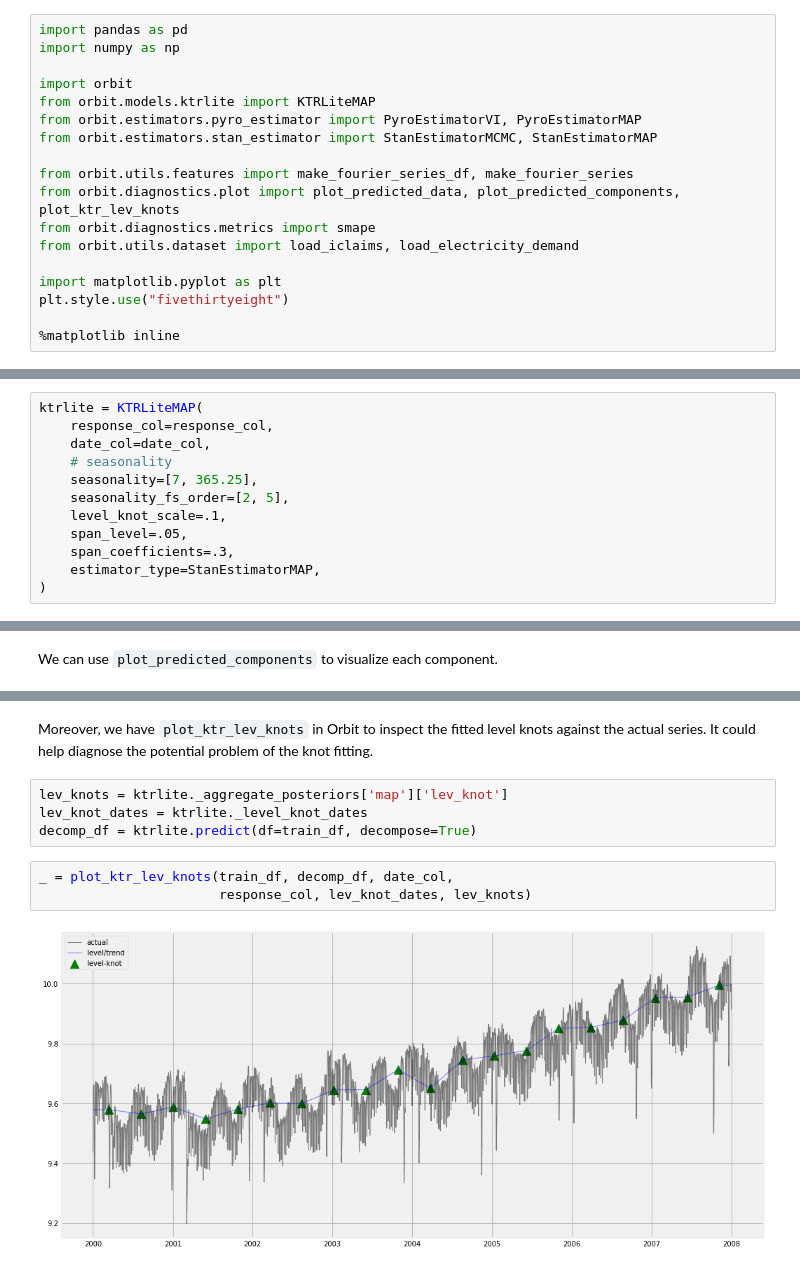
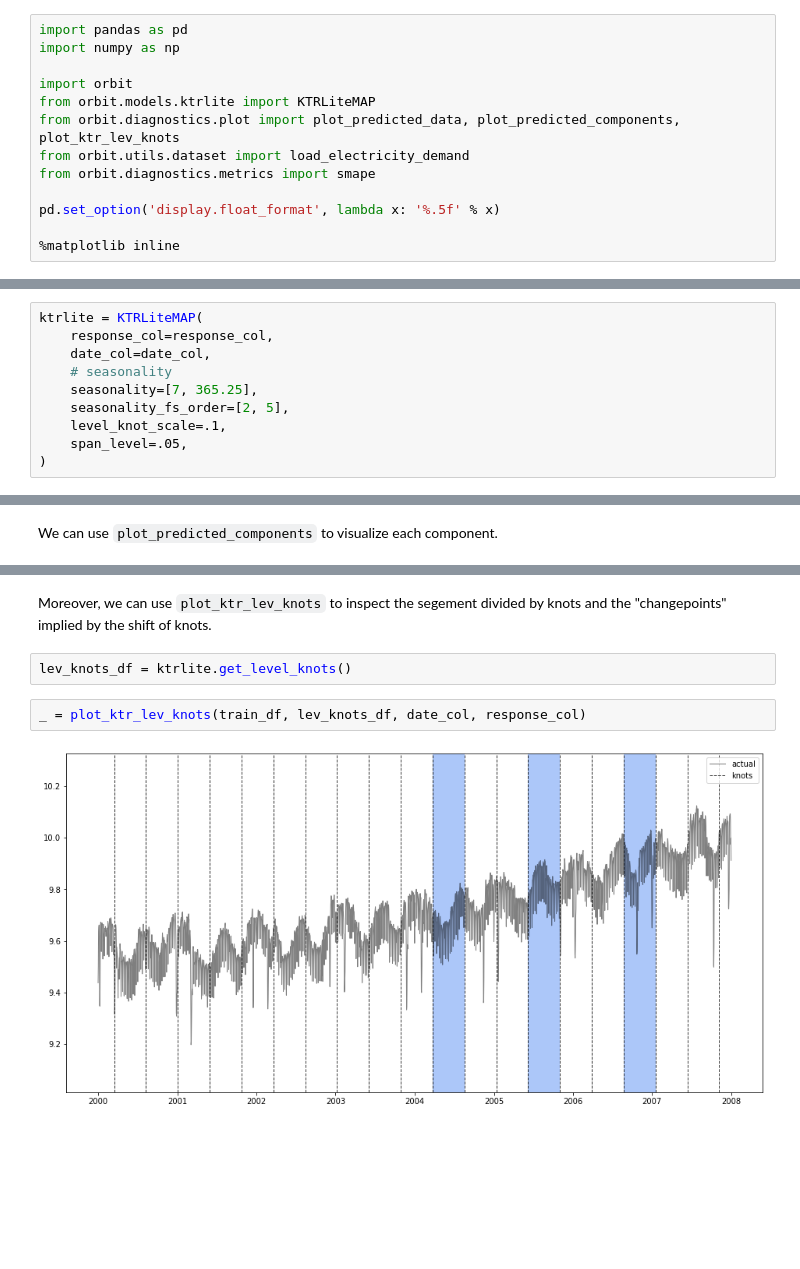
Before and after one commit to uber/orbit, a Jupyter notebook: docs/tutorials/ktrlite.ipynb, the cells around one changed output, grey strips where cells are left out. Cells and saved outputs as stored; diff of their text form; blank space fills up the shorter version.

```diff
--- a/docs/tutorials/ktrlite.ipynb
+++ b/docs/tutorials/ktrlite.ipynb
@@ -17,15 +14,10 @@ import numpy as np
 
 import orbit
 from orbit.models.ktrlite import KTRLiteMAP
-from orbit.estimators.pyro_estimator import PyroEstimatorVI, PyroEstimatorMAP
-from orbit.estimators.stan_estimator import StanEstimatorMCMC, StanEstimatorMAP
+from orbit.diagnostics.plot import plot_predicted_data, plot_predicted_components, plot_ktr_lev_knots
+from orbit.utils.dataset import load_electricity_demand
+from orbit.diagnostics.metrics import smape
 
-from orbit.utils.features import make_fourier_series_df, make_fourier_series
-from orbit.diagnostics.plot import plot_predicted_data, plot_predicted_components, plot_ktr_lev_knots
-from orbit.diagnostics.metrics import smape
-from orbit.utils.dataset import load_iclaims, load_electricity_demand
-
-import matplotlib.pyplot as plt
-plt.style.use("fivethirtyeight")
+pd.set_option('display.float_format', lambda x: '%.5f' % x)
 
 %matplotlib inline
@@ -157,8 +119,6 @@ ktrlite = KTRLiteMAP(
     seasonality_fs_order=[2, 5],
     level_knot_scale=.1,
     span_level=.05,
-    span_coefficients=.3,
-    estimator_type=StanEstimatorMAP,
 )
 # %%
 ktrlite.fit(train_df)
@@ -192,11 +154,8 @@ _ = plot_predicted_components(predicted_df=predicted_df, date_col=date_col,
-# %% [markdown]
-Moreover, we have `plot_ktr_lev_knots` in Orbit to inspect the fitted level knots against the actual series. It could help diagnose the potential problem of the knot fitting.
-# %%
-lev_knots = ktrlite._aggregate_posteriors['map']['lev_knot']
-lev_knot_dates = ktrlite._level_knot_dates
-decomp_df = ktrlite.predict(df=train_df, decompose=True)
+# %% [markdown]
+Moreover, we can use `plot_ktr_lev_knots` to inspect the segement divided by knots and the "changepoints" implied by the shift of knots.
+# %%
+lev_knots_df = ktrlite.get_level_knots()
 # %%
-_ = plot_ktr_lev_knots(train_df, decomp_df, date_col,
-                       response_col, lev_knot_dates, lev_knots)
+_ = plot_ktr_lev_knots(train_df, lev_knots_df, date_col, response_col)
 # %% [output]
-[figure, old version]
+[figure, new version]
```
Also changed, not shown: parts of 19 cells of this notebook, 3 other files.
